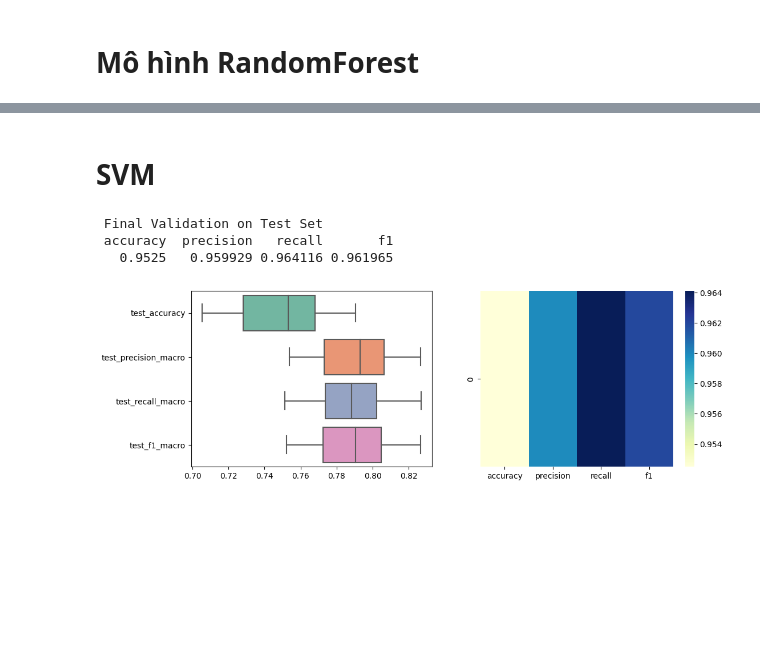
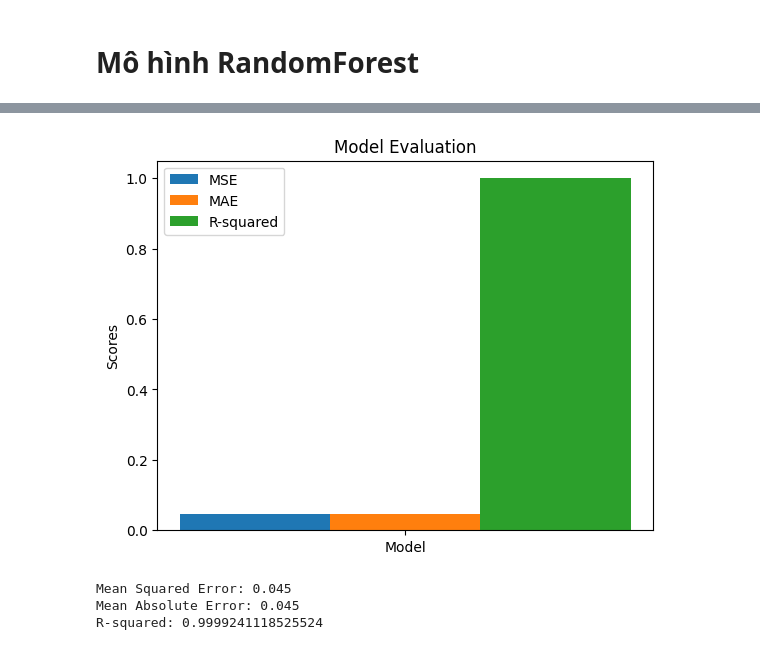
Before and after one commit to PhamHuuThoai/ML_2023_TV201, a Jupyter notebook: Project_MayHoc.ipynb, the cells around one changed output, grey strips where cells are left out. Cells and saved outputs as stored; diff of their text form; code cells hidden in the pictures; blank space fills up the shorter version.

```diff
--- a/Project_MayHoc.ipynb
+++ b/Project_MayHoc.ipynb
@@ -546,36 +391,39 @@ B. Final Validation on Test Set
-# %% [markdown]
-# **SVM**
-# %%
-from sklearn import datasets
-from sklearn.model_selection import train_test_split
-from sklearn.svm import SVC
-from sklearn.metrics import accuracy_score
-
-
-# Xây dựng mô hình SVM với kernel linear
-svm = SVC(kernel='linear', C=1, gamma='scale')
-
-# Huấn luyện mô hình với tập huấn luyện
-svm.fit(X_train, y_train)
-
-# Dự đoán nhãn của tập kiểm tra
-y_pred = svm.predict(X_test)
-
-# Đánh giá kết quả dự đoán của mô hình trên Test Set
-final_scores = pd.DataFrame({'accuracy': [accuracy_score(y_test, y_pred)],
-                                 'precision': [precision_score(y_test, y_pred ,average='macro',zero_division=0)],
-                                 'recall': [recall_score(y_test, y_pred ,average='macro',zero_division=0)],
-                                 'f1': [f1_score
-                                 (y_test, y_pred ,average='macro',zero_division=0)]})
-print(' Final Validation on Test Set')
-print(final_scores.to_string(index=False))
-
-fig, axs = plt.subplots(1,2, figsize=(12,4))
-sns.boxplot(data=cv_scores, orient="h", palette="Set2", ax=axs[0])
-sns.heatmap(final_scores , ax=axs[1] ,cmap='YlGnBu')
-plt.show()
-# %% [output]
- Final Validation on Test Set
- accuracy  precision   recall       f1
-   0.9525   0.959929 0.964116 0.961965
-[figure, removed]
+# %%
+from sklearn.ensemble import RandomForestRegressor
+random = RandomForestRegressor(random_state=1)
+
+random.fit(X_train,y_train)
+y_pred = model.predict(X_test)
+
+# Đánh giá kết quả dự đoán của mô hình trên Test Set
+mse = mean_squared_error(y_test, y_pred)
+mae = mean_absolute_error(y_test, y_pred)
+r2 = r2_score(y_test, y_pred)
+
+labels = ['Model']
+# Tạo biểu đồ
+x = np.arange(len(labels))
+width = 0.25
+
+fig, ax = plt.subplots()
+rects1 = ax.bar(x - width, mse, width, label='MSE')
+rects2 = ax.bar(x, mae, width, label='MAE')
+rects3 = ax.bar(x + width, r2, width, label='R-squared')
+
+# Thêm tiêu đề và chú thích
+ax.set_ylabel('Scores')
+ax.set_title('Model Evaluation')
+ax.set_xticks(x)
+ax.set_xticklabels(labels)
+ax.legend()
+
+# Hiển thị biểu đồ
+plt.show()
+print("Mean Squared Error:", mse)
+print("Mean Absolute Error:", mae)
+print("R-squared:", r2)
+# %% [output]
+[figure, added]
+Mean Squared Error: 0.045
+Mean Absolute Error: 0.045
+R-squared: 0.9999241118525524
```
Also changed, not shown: parts of 12 cells of this notebook.
